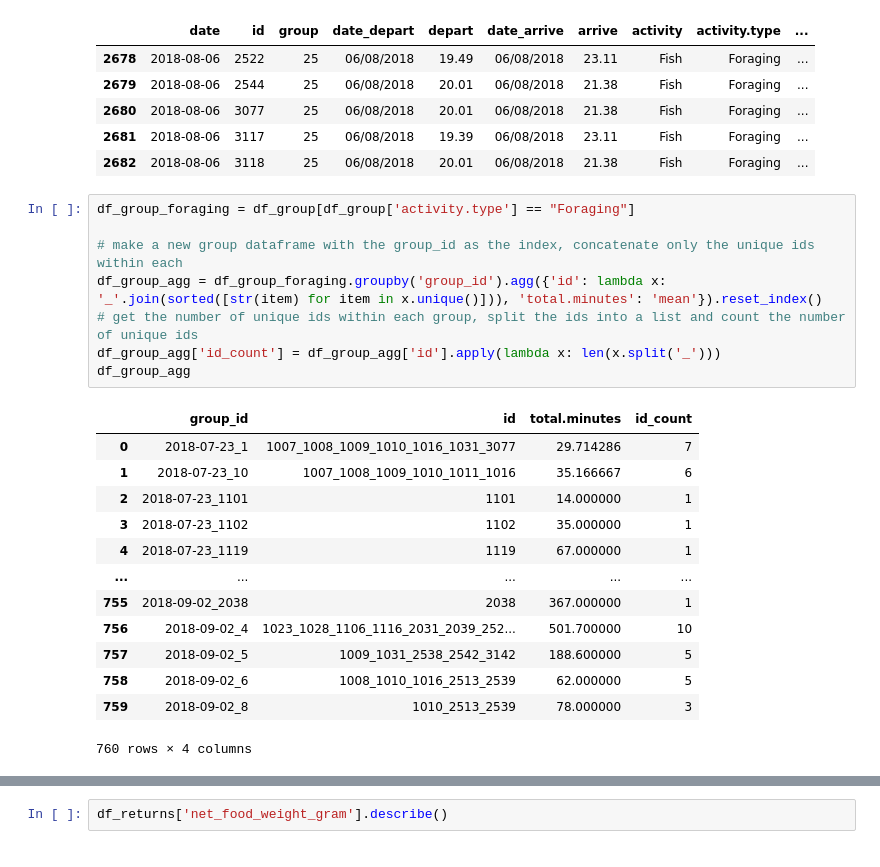
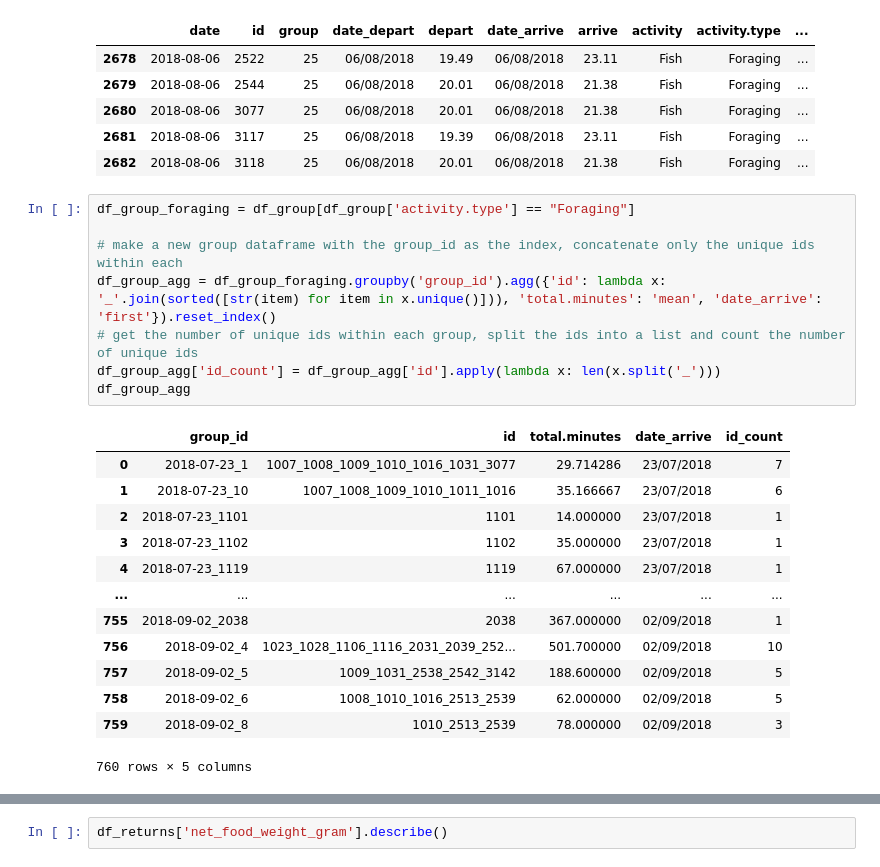
Before and after one commit to ErikRingen/foraging_returns, a Jupyter notebook: docs/EDA.ipynb, the cells around one changed output, grey strips where cells are left out. Saved outputs shown, nothing was run; the diff lists cells and outputs as text.

```diff
--- a/docs/EDA.ipynb
+++ b/docs/EDA.ipynb
@@ -43,22 +52,22 @@ df_group.tail()
 # %%
 df_group_foraging = df_group[df_group['activity.type'] == "Foraging"]
 
 # make a new group dataframe with the group_id as the index, concatenate only the unique ids within each
-df_group_agg = df_group_foraging.groupby('group_id').agg({'id': lambda x: '_'.join(sorted([str(item) for item in x.unique()])), 'total.minutes': 'mean'}).reset_index()
+df_group_agg = df_group_foraging.groupby('group_id').agg({'id': lambda x: '_'.join(sorted([str(item) for item in x.unique()])), 'total.minutes': 'mean', 'date_arrive': 'first'}).reset_index()
 # get the number of unique ids within each group, split the ids into a list and count the number of unique ids
 df_group_agg['id_count'] = df_group_agg['id'].apply(lambda x: len(x.split('_')))
 df_group_agg
 # %% [output]
-|  | group_id | id | total.minutes | id_count |
-| 0 | 2018-07-23_1 | 1007_1008_1009_1010_1016_1031_3077 | 29.714286 | 7 |
-| 1 | 2018-07-23_10 | 1007_1008_1009_1010_1011_1016 | 35.166667 | 6 |
-| 2 | 2018-07-23_1101 | 1101 | 14.000000 | 1 |
-| 3 | 2018-07-23_1102 | 1102 | 35.000000 | 1 |
-| 4 | 2018-07-23_1119 | 1119 | 67.000000 | 1 |
-| ... | ... | ... | ... | ... |
-| 755 | 2018-09-02_2038 | 2038 | 367.000000 | 1 |
-| 756 | 2018-09-02_4 | 1023_1028_1106_1116_2031_2039_252... | 501.700000 | 10 |
-| 757 | 2018-09-02_5 | 1009_1031_2538_2542_3142 | 188.600000 | 5 |
-| 758 | 2018-09-02_6 | 1008_1010_1016_2513_2539 | 62.000000 | 5 |
-| 759 | 2018-09-02_8 | 1010_2513_2539 | 78.000000 | 3 |
+|  | group_id | id | total.minutes | date_arrive | id_count |
+| 0 | 2018-07-23_1 | 1007_1008_1009_1010_1016_1031_3077 | 29.714286 | 23/07/2018 | 7 |
+| 1 | 2018-07-23_10 | 1007_1008_1009_1010_1011_1016 | 35.166667 | 23/07/2018 | 6 |
+| 2 | 2018-07-23_1101 | 1101 | 14.000000 | 23/07/2018 | 1 |
+| 3 | 2018-07-23_1102 | 1102 | 35.000000 | 23/07/2018 | 1 |
+| 4 | 2018-07-23_1119 | 1119 | 67.000000 | 23/07/2018 | 1 |
+| ... | ... | ... | ... | ... | ... |
+| 755 | 2018-09-02_2038 | 2038 | 367.000000 | 02/09/2018 | 1 |
+| 756 | 2018-09-02_4 | 1023_1028_1106_1116_2031_2039_252... | 501.700000 | 02/09/2018 | 10 |
+| 757 | 2018-09-02_5 | 1009_1031_2538_2542_3142 | 188.600000 | 02/09/2018 | 5 |
+| 758 | 2018-09-02_6 | 1008_1010_1016_2513_2539 | 62.000000 | 02/09/2018 | 5 |
+| 759 | 2018-09-02_8 | 1010_2513_2539 | 78.000000 | 02/09/2018 | 3 |
-760 rows × 4 columns
+760 rows × 5 columns
```
Also changed, not shown: parts of 5 cells of this notebook, 7 other files.
